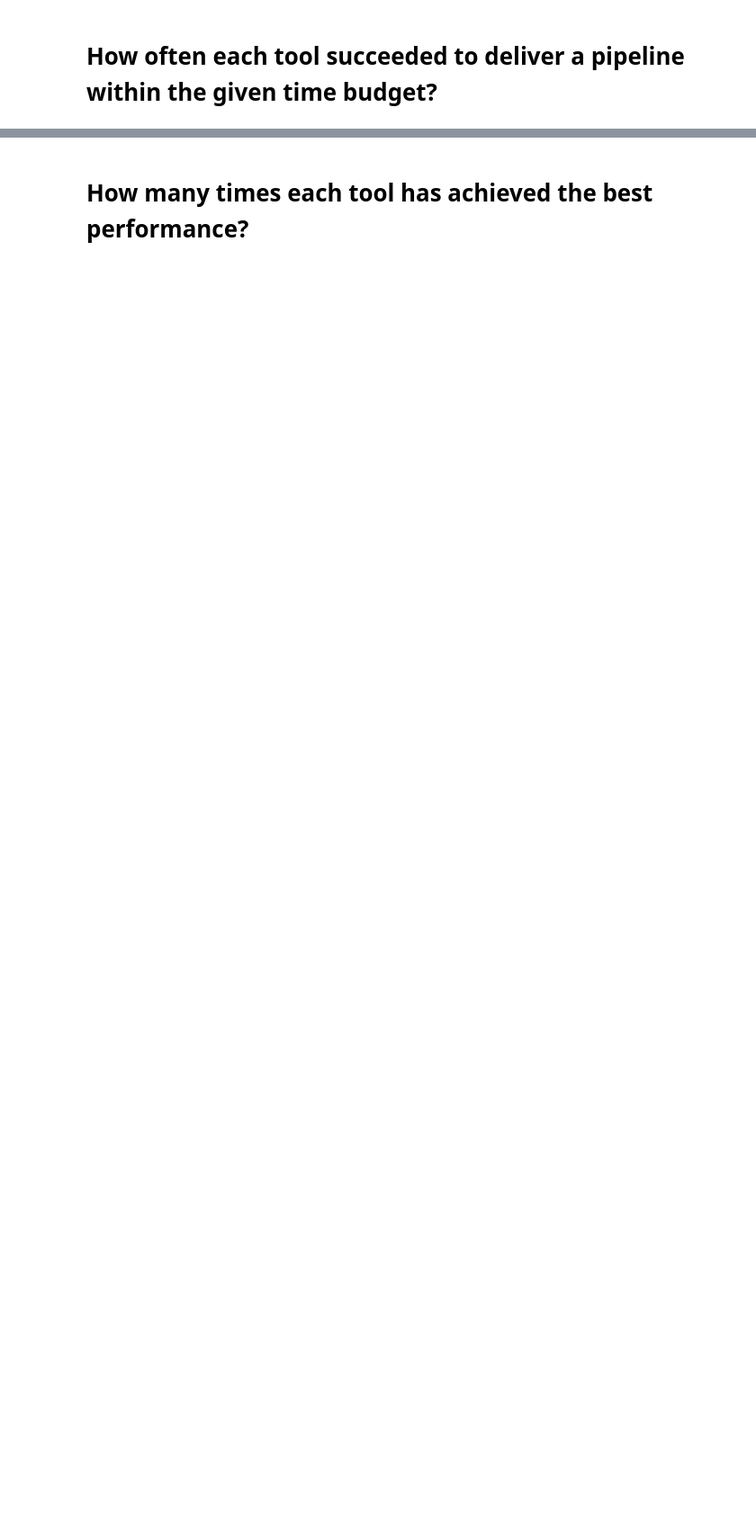
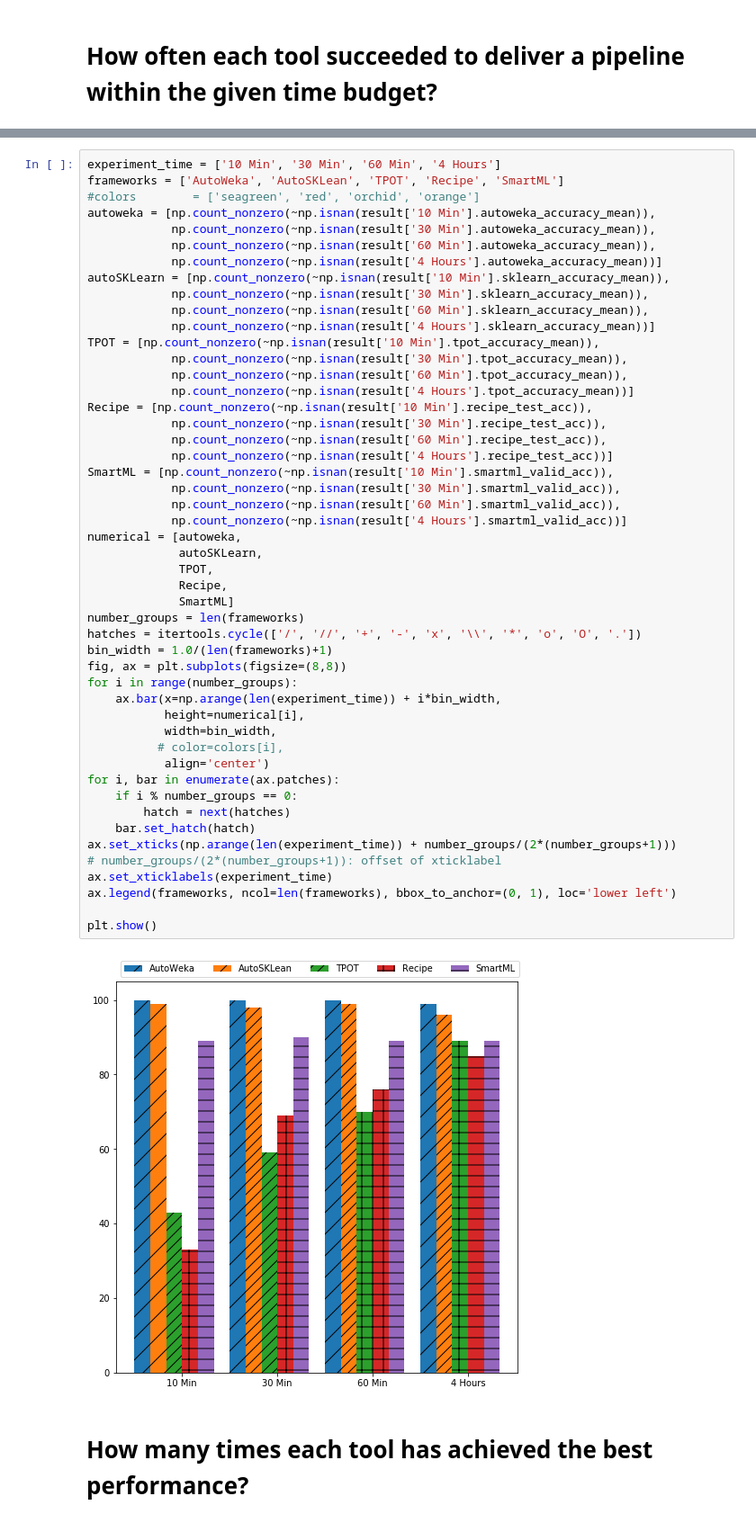
Before and after one commit to DataSystemsGroupUT/AutoMLBench, a Jupyter notebook: Analysis/Analysis.ipynb, the cells around one changed output, grey strips where cells are left out. Shown: that part at 90% size. Drawn from its saved outputs; the diff is of its cells as text; blank space fills up the shorter version.

```diff
--- a/Analysis/Analysis.ipynb
+++ b/Analysis/Analysis.ipynb
@@ -66,2 +62,53 @@ plt.show()
+# %%
+experiment_time = ['10 Min', '30 Min', '60 Min', '4 Hours']
+frameworks = ['AutoWeka', 'AutoSKLean', 'TPOT', 'Recipe', 'SmartML']
+#colors        = ['seagreen', 'red', 'orchid', 'orange']
+autoweka = [np.count_nonzero(~np.isnan(result['10 Min'].autoweka_accuracy_mean)),
+            np.count_nonzero(~np.isnan(result['30 Min'].autoweka_accuracy_mean)),
+            np.count_nonzero(~np.isnan(result['60 Min'].autoweka_accuracy_mean)),
+            np.count_nonzero(~np.isnan(result['4 Hours'].autoweka_accuracy_mean))]
+autoSKLearn = [np.count_nonzero(~np.isnan(result['10 Min'].sklearn_accuracy_mean)),
+            np.count_nonzero(~np.isnan(result['30 Min'].sklearn_accuracy_mean)),
+            np.count_nonzero(~np.isnan(result['60 Min'].sklearn_accuracy_mean)),
+            np.count_nonzero(~np.isnan(result['4 Hours'].sklearn_accuracy_mean))]
+TPOT = [np.count_nonzero(~np.isnan(result['10 Min'].tpot_accuracy_mean)),
+            np.count_nonzero(~np.isnan(result['30 Min'].tpot_accuracy_mean)),
+            np.count_nonzero(~np.isnan(result['60 Min'].tpot_accuracy_mean)),
+            np.count_nonzero(~np.isnan(result['4 Hours'].tpot_accuracy_mean))]
+Recipe = [np.count_nonzero(~np.isnan(result['10 Min'].recipe_test_acc)),
+            np.count_nonzero(~np.isnan(result['30 Min'].recipe_test_acc)),
+            np.count_nonzero(~np.isnan(result['60 Min'].recipe_test_acc)),
+            np.count_nonzero(~np.isnan(result['4 Hours'].recipe_test_acc))]
+SmartML = [np.count_nonzero(~np.isnan(result['10 Min'].smartml_valid_acc)),
+            np.count_nonzero(~np.isnan(result['30 Min'].smartml_valid_acc)),
+            np.count_nonzero(~np.isnan(result['60 Min'].smartml_valid_acc)),
+            np.count_nonzero(~np.isnan(result['4 Hours'].smartml_valid_acc))]
+numerical = [autoweka,
+             autoSKLearn,
+             TPOT,
+             Recipe,
+             SmartML]
+number_groups = len(frameworks)
+hatches = itertools.cycle(['/', '//', '+', '-', 'x', '\\', '*', 'o', 'O', '.'])
+bin_width = 1.0/(len(frameworks)+1)
+fig, ax = plt.subplots(figsize=(8,8))
+for i in range(number_groups):
+    ax.bar(x=np.arange(len(experiment_time)) + i*bin_width,
+           height=numerical[i],
+           width=bin_width,
+          # color=colors[i],
+           align='center')
+for i, bar in enumerate(ax.patches):
+    if i % number_groups == 0:
+        hatch = next(hatches)
+    bar.set_hatch(hatch)
+ax.set_xticks(np.arange(len(experiment_time)) + number_groups/(2*(number_groups+1)))
+# number_groups/(2*(number_groups+1)): offset of xticklabel
+ax.set_xticklabels(experiment_time)
+ax.legend(frameworks, ncol=len(frameworks), bbox_to_anchor=(0, 1), loc='lower left')
+
+plt.show()
+# %% [output]
+[figure, added]
 # %% [markdown]
 # How many times each tool has achieved the best performance?
```
Also changed, not shown: parts of 7 cells of this notebook, 6 other files.
